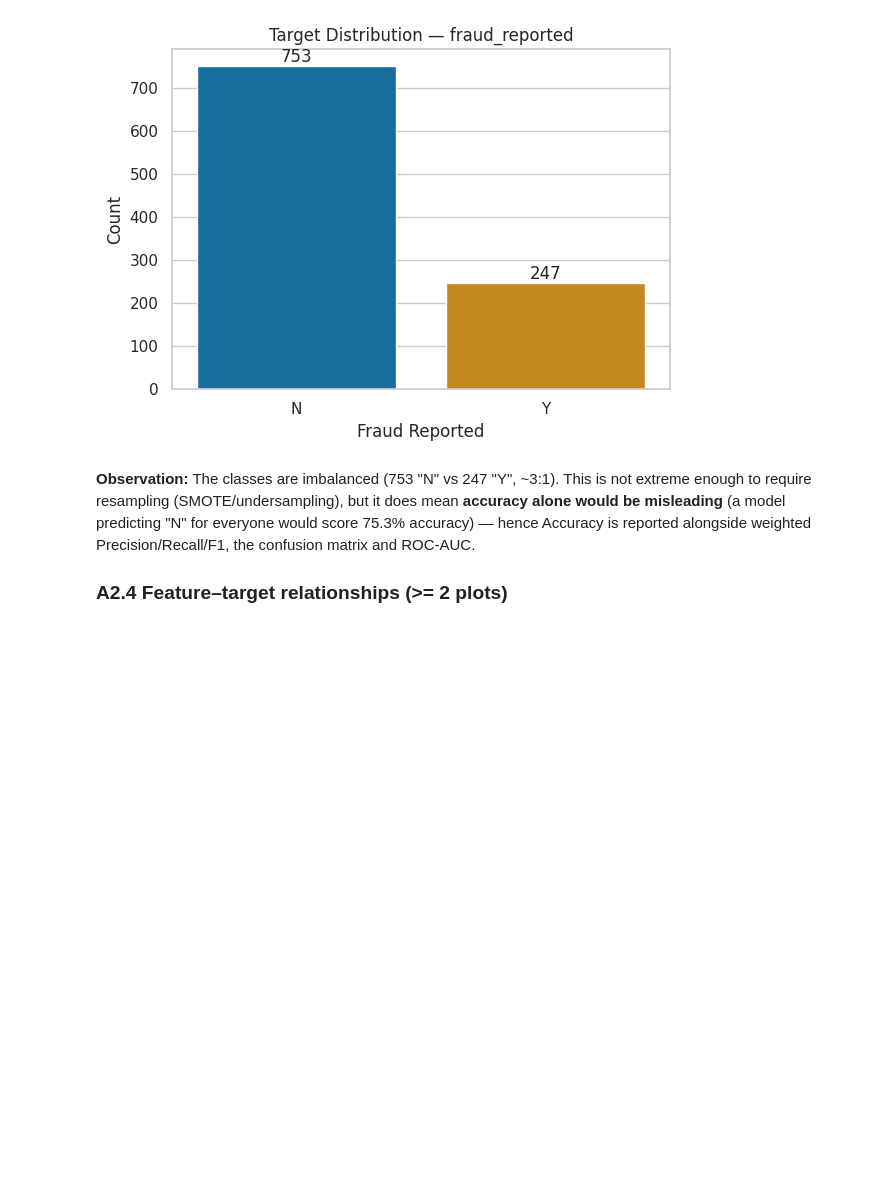
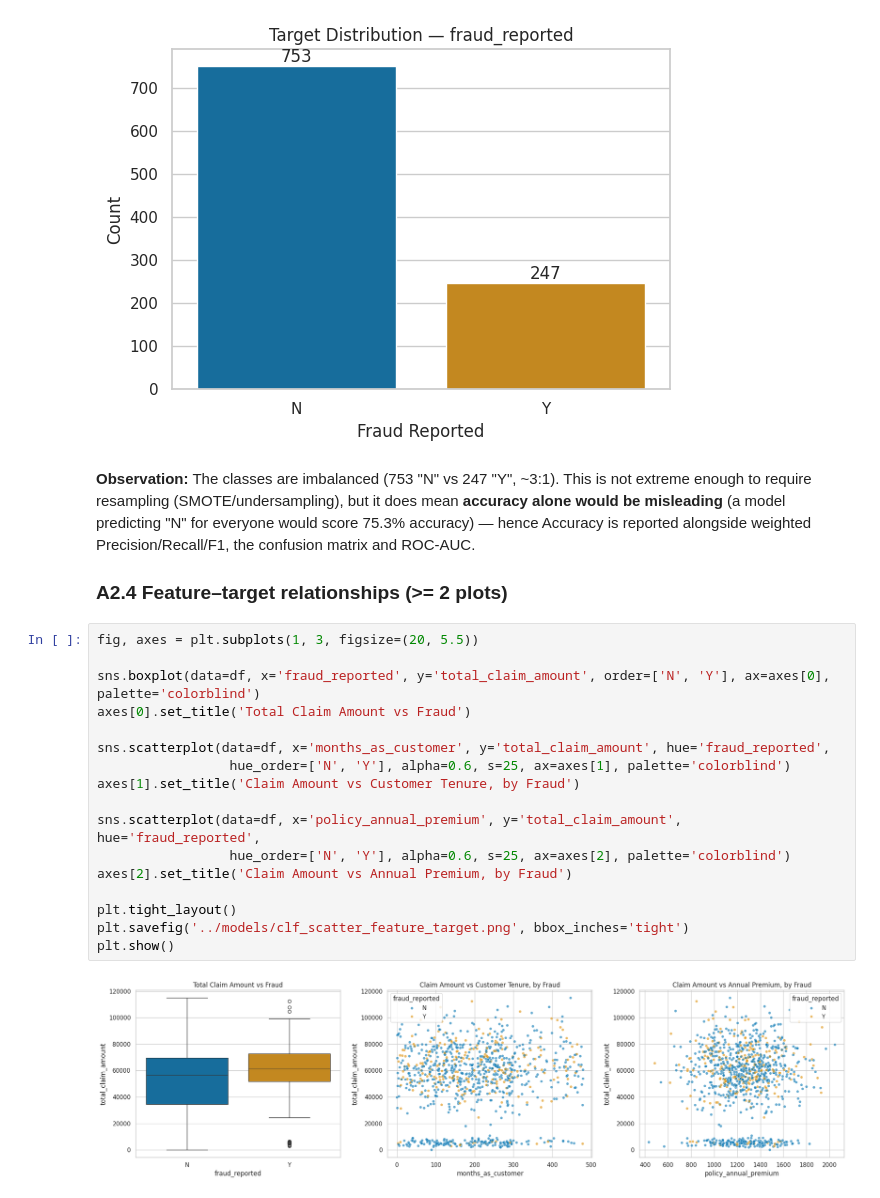
Before and after one commit to GVR2007/AI-risk-analysis, a Jupyter notebook: notebooks/classification.ipynb, the cells around one changed output. Saved outputs shown, nothing was run; the diff lists cells and outputs as text; blank space fills up the shorter version.

```diff
--- a/notebooks/classification.ipynb
+++ b/notebooks/classification.ipynb
@@ -193,3 +193,22 @@ plt.show()
 **Observation:** The classes are imbalanced (753 "N" vs 247 "Y", ~3:1). This is not extreme enough to require resampling (SMOTE/undersampling), but it does mean **accuracy alone would be misleading** (a model predicting "N" for everyone would score 75.3% accuracy) — hence Accuracy is reported alongside weighted Precision/Recall/F1, the confusion matrix and ROC-AUC.
 
 ### A2.4 Feature–target relationships (>= 2 plots)
+# %%
+fig, axes = plt.subplots(1, 3, figsize=(20, 5.5))
+
+sns.boxplot(data=df, x='fraud_reported', y='total_claim_amount', order=['N', 'Y'], ax=axes[0], palette='colorblind')
+axes[0].set_title('Total Claim Amount vs Fraud')
+
+sns.scatterplot(data=df, x='months_as_customer', y='total_claim_amount', hue='fraud_reported',
+                 hue_order=['N', 'Y'], alpha=0.6, s=25, ax=axes[1], palette='colorblind')
+axes[1].set_title('Claim Amount vs Customer Tenure, by Fraud')
+
+sns.scatterplot(data=df, x='policy_annual_premium', y='total_claim_amount', hue='fraud_reported',
+                 hue_order=['N', 'Y'], alpha=0.6, s=25, ax=axes[2], palette='colorblind')
+axes[2].set_title('Claim Amount vs Annual Premium, by Fraud')
+
+plt.tight_layout()
+plt.savefig('../models/clf_scatter_feature_target.png', bbox_inches='tight')
+plt.show()
+# %% [output]
+[figure, added]
```
Also changed, not shown: parts of 2 cells of this notebook.
